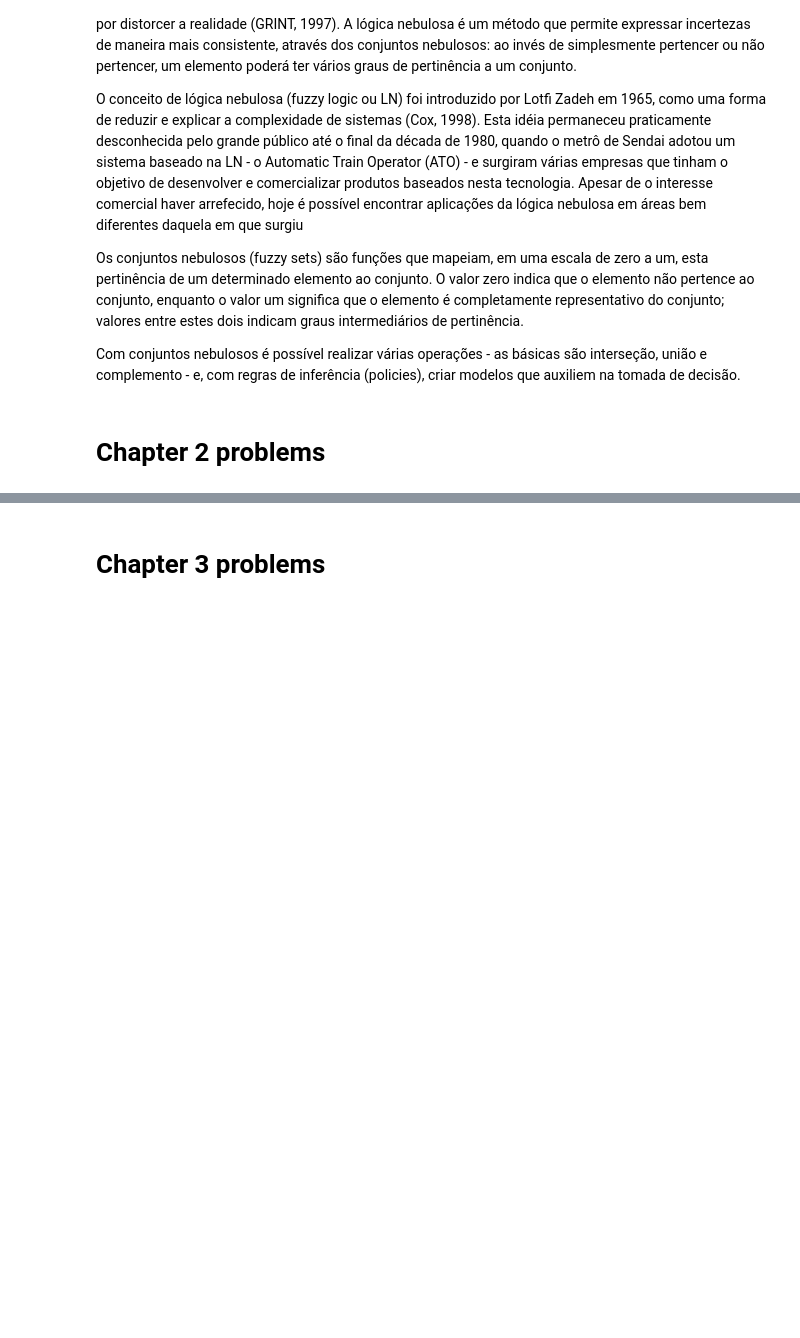
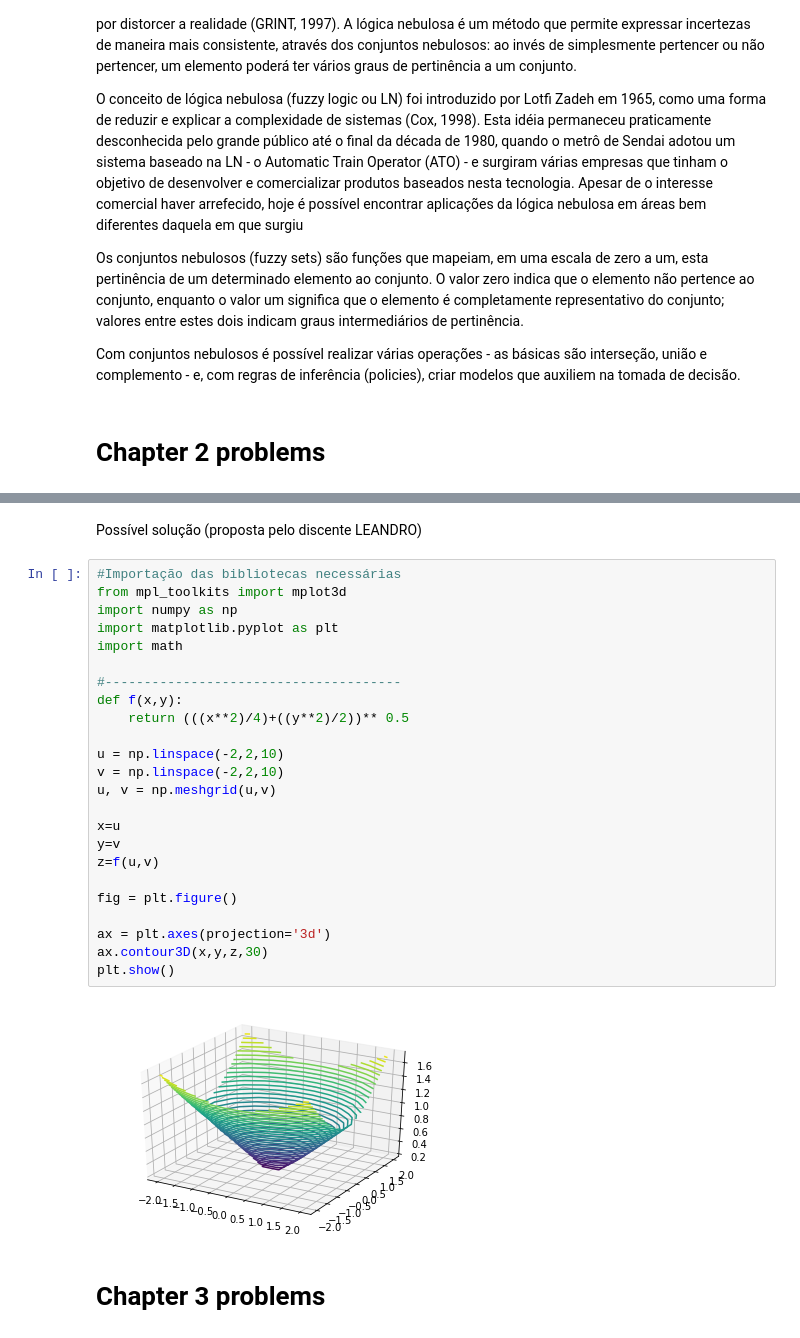
Before and after one commit to lourencocavalcante/Fuzzy-Logic, a Jupyter notebook: CAP424_2022_Exercicios_FuzzyLogic.ipynb, the cells around one changed output, grey strips where cells are left out. Drawn from its saved outputs; the diff is of its cells as text; blank space fills up the shorter version.

```diff
--- a/CAP424_2022_Exercicios_FuzzyLogic.ipynb
+++ b/CAP424_2022_Exercicios_FuzzyLogic.ipynb
@@ -64,6 +118,34 @@ Com conjuntos nebulosos é possível realizar várias operações - as básicas
 ## **Problem 11**
 
 <img src="https://github.com/lourencocavalcante/Fuzzy-Logic/blob/90c9f4ea04cee22074c3e8d8f5678eb7965bc230/Questions/2chapter-problem11.PNG?raw=true" width = 600 align="left">
+# %% [markdown]
+Possível solução (proposta pelo discente LEANDRO)
+# %%
+#Importação das bibliotecas necessárias
+from mpl_toolkits import mplot3d
+import numpy as np
+import matplotlib.pyplot as plt
+import math
+
+#--------------------------------------
+def f(x,y):
+    return (((x**2)/4)+((y**2)/2))** 0.5
+
+u = np.linspace(-2,2,10)
+v = np.linspace(-2,2,10)
+u, v = np.meshgrid(u,v)
+
+x=u
+y=v
+z=f(u,v)
+
+fig = plt.figure()
+
+ax = plt.axes(projection='3d')
+ax.contour3D(x,y,z,30)
+plt.show()
+# %% [output]
+[figure, added]
 # %% [markdown]
 # **Chapter 3 problems**
 # %% [markdown]
```
Also changed, not shown: parts of 2 cells of this notebook.
